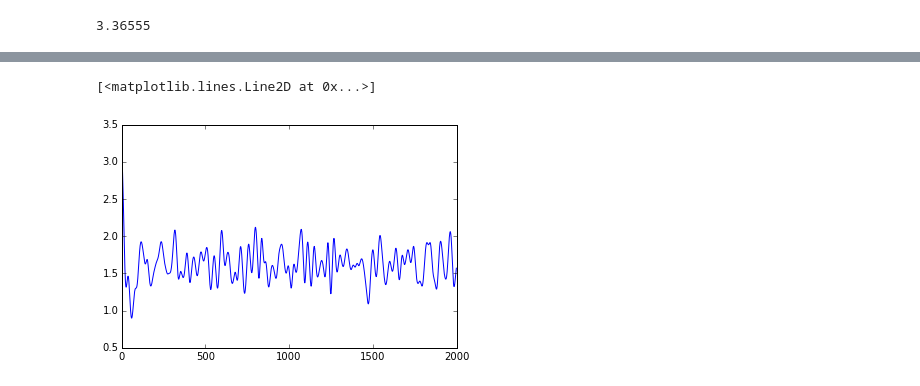
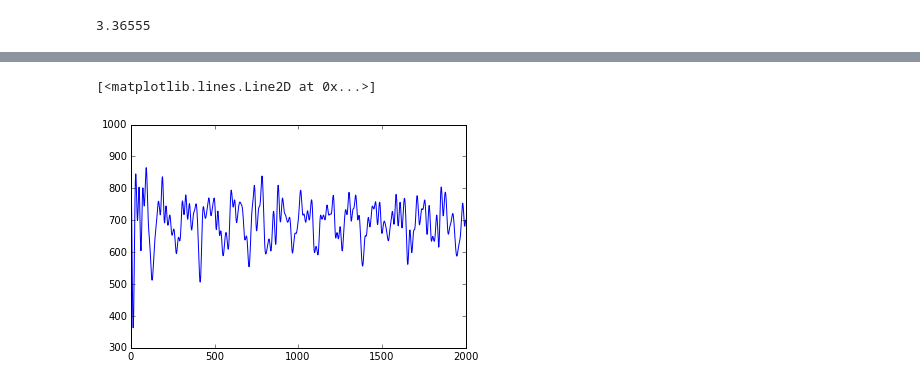
Before and after one commit to micmurawski/argon, a Jupyter notebook: Untitled0.ipynb, the cells around one changed output, grey strips where cells are left out. Cells and saved outputs as stored; diff of their text form; code cells hidden in the pictures.

```diff
--- a/Untitled0.ipynb
+++ b/Untitled0.ipynb
@@ -48,8 +46,8 @@ with open("etot.txt","r") as file:
     for i in file.readlines():
         data2.append(i.split())
 # %%
-pylab.plot([float(x[0]) for x in data2],[float(x[3]) for x in data2])
-#pylab.plot([float(x[0]) for x in data2],[float(x[2]) for x in data2])
+pylab.plot([float(x[0]) for x in data2],[float(x[1]) for x in data2])
+#pylab.plot([float(x[0]) for x in data2],[float(x[4]) for x in data2])
 # %% [output]
 [<matplotlib.lines.Line2D at 0x...>]
-[figure, old version]
+[figure, new version]
```
Also changed, not shown: parts of 5 cells of this notebook, 7 other files.
